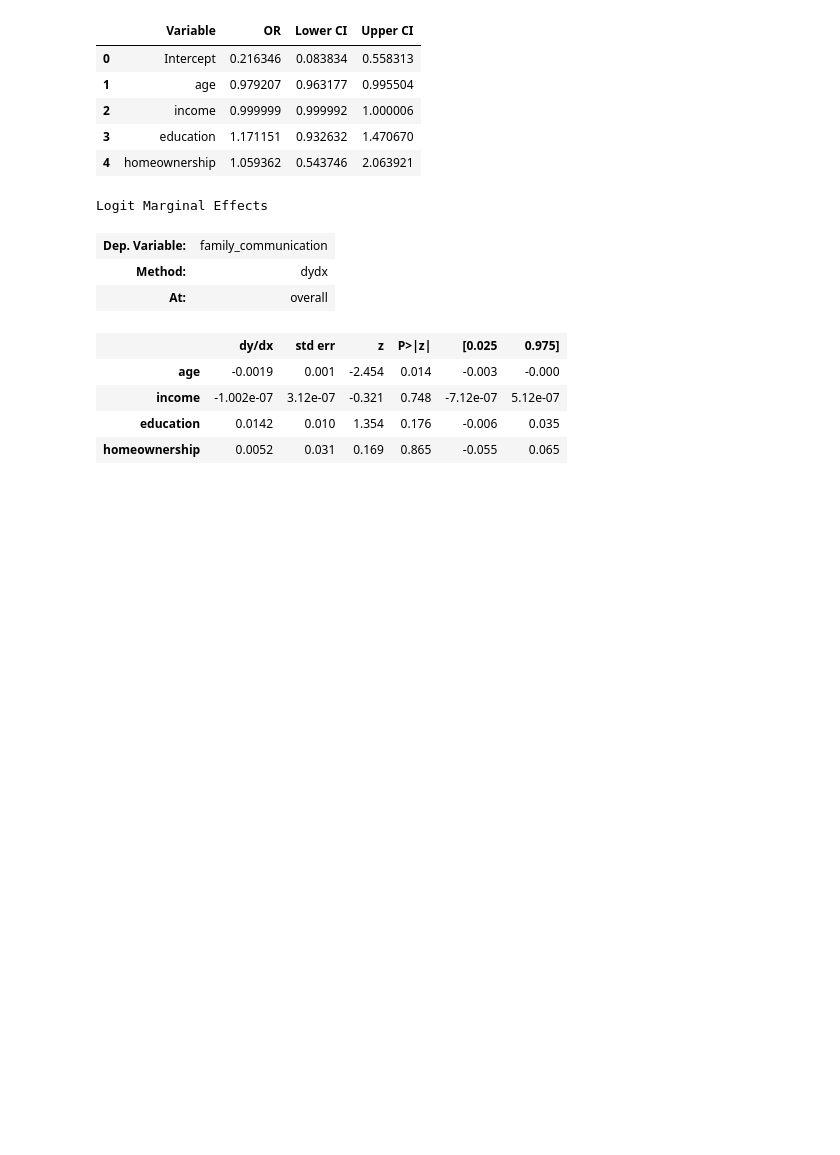
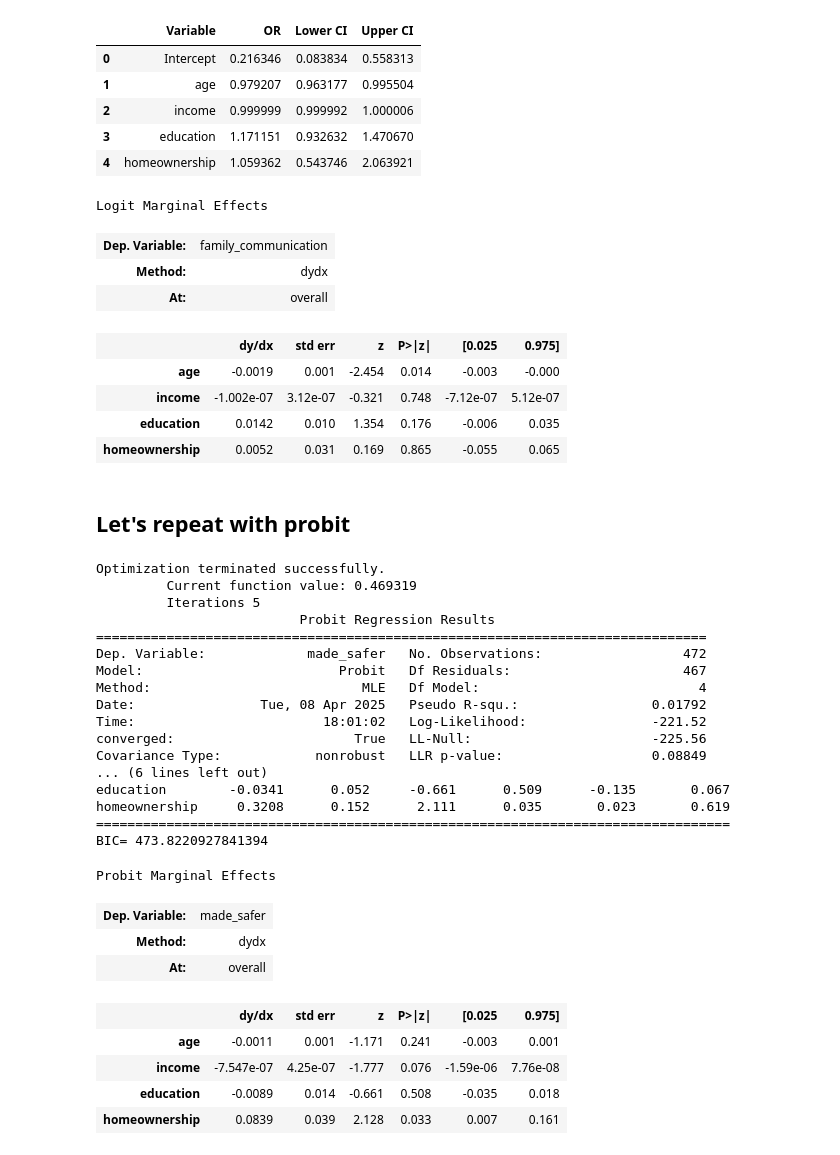
Before and after one commit to phillippmueller/flood_adaptation_behavior, a Jupyter notebook: analysis/socioeconomic_n.ipynb, the cells around one changed output. Saved outputs shown, nothing was run; the diff lists cells and outputs as text; code cells hidden in the pictures; blank space fills up the shorter version.

```diff
--- a/analysis/socioeconomic_n.ipynb
+++ b/analysis/socioeconomic_n.ipynb
@@ -72,6 +72,13 @@ def model (function, data):
     marginal_effects = model.get_margeff().summary()
 
     return odds_ratios, marginal_effects
+# %%
+def probit (function, data):
+    model = smf.probit(function, data=data).fit()
+    print(model.summary())
+    print('BIC=', model.bic)
+    marginal = model.get_margeff().summary()
+    return marginal
 # %%
 odds, marg_eff = model('made_safer ~ age + income + education + homeownership', data=df)
 # %% [output]
@@ -441,3 +448,34 @@ Logit Marginal Effects
 | income | -1.002e-07 | 3.12e-07 | -0.321 | 0.748 | -7.12e-07 | 5.12e-07 |
 | education | 0.0142 | 0.010 | 1.354 | 0.176 | -0.006 | 0.035 |
 | homeownership | 0.0052 | 0.031 | 0.169 | 0.865 | -0.055 | 0.065 |
+# %% [markdown]
+## Let's repeat with probit
+# %%
+probit('made_safer ~ age + income + education + homeownership', data = df)
+# %% [output]
+Optimization terminated successfully.
+         Current function value: 0.469319
+         Iterations 5
+                          Probit Regression Results
+==============================================================================
+Dep. Variable:             made_safer   No. Observations:                  472
+Model:                         Probit   Df Residuals:                      467
+Method:                           MLE   Df Model:                            4
+Date:                Tue, 08 Apr 2025   Pseudo R-squ.:                 0.01792
+Time:                        18:01:02   Log-Likelihood:                -221.52
+converged:                       True   LL-Null:                       -225.56
+Covariance Type:            nonrobust   LLR p-value:                   0.08849
+... (6 lines left out)
+education        -0.0341      0.052     -0.661      0.509      -0.135       0.067
+homeownership     0.3208      0.152      2.111      0.035       0.023       0.619
+=================================================================================
+BIC= 473.8220927841394
+Probit Marginal Effects
+| Dep. Variable: | made_safer |
+| Method: | dydx |
+| At: | overall |
+|  | dy/dx | std err | z | P>|z| | [0.025 | 0.975] |
+| age | -0.0011 | 0.001 | -1.171 | 0.241 | -0.003 | 0.001 |
+| income | -7.547e-07 | 4.25e-07 | -1.777 | 0.076 | -1.59e-06 | 7.76e-08 |
+| education | -0.0089 | 0.014 | -0.661 | 0.508 | -0.035 | 0.018 |
+| homeownership | 0.0839 | 0.039 | 2.128 | 0.033 | 0.007 | 0.161 |
```
Also changed, not shown: parts of 18 cells of this notebook.
